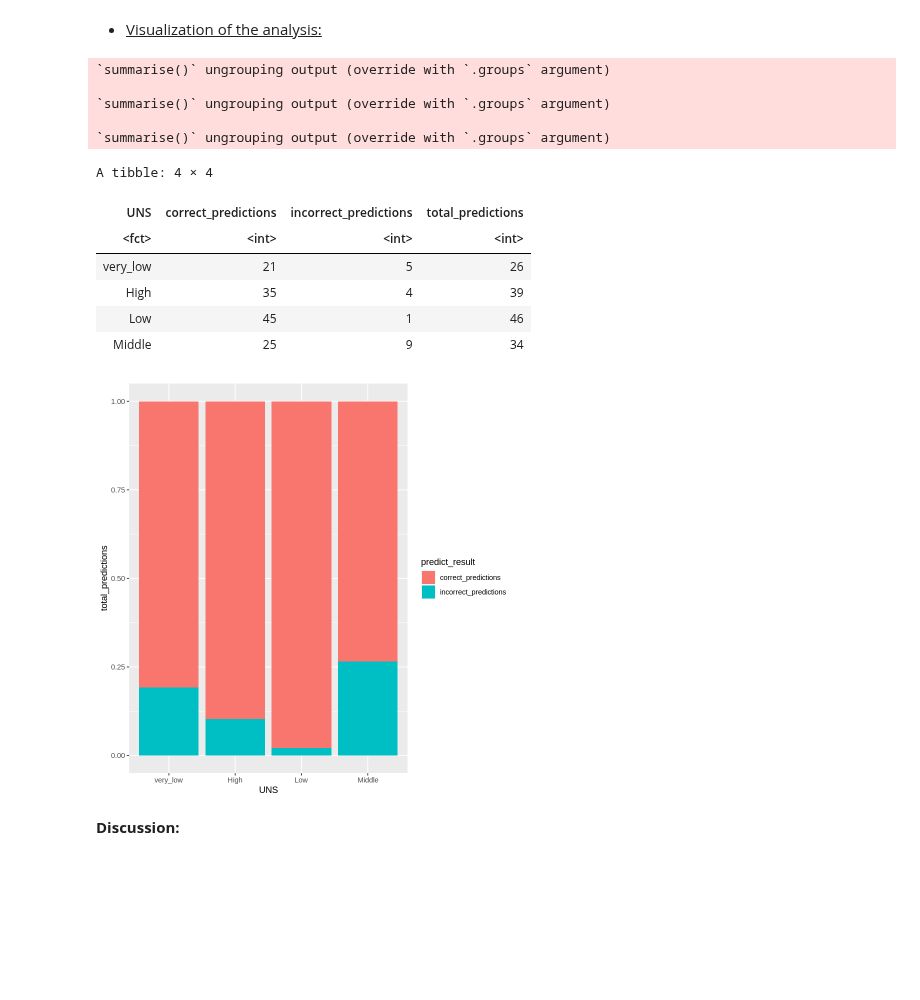
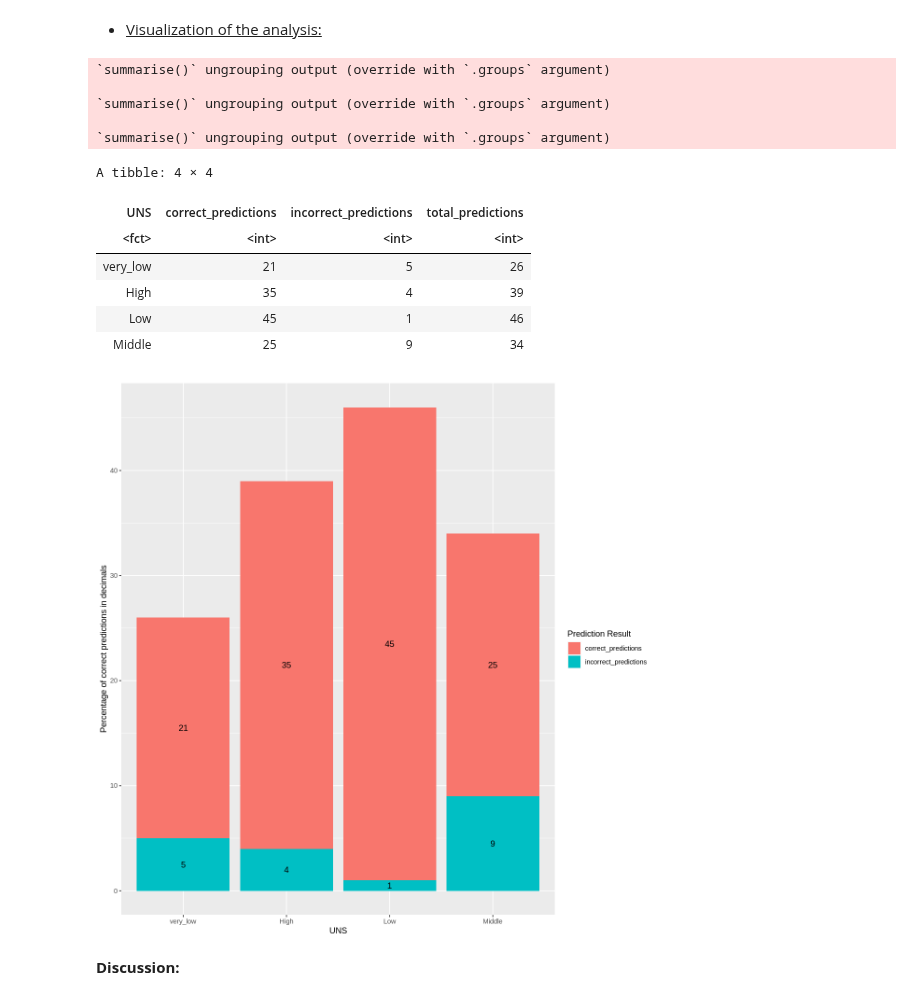
Before and after one commit to pgbenng/DSCI-Group-38-Project, a Jupyter notebook: proposal.ipynb, the cells around one changed output. Saved outputs shown, nothing was run; the diff lists cells and outputs as text; code cells hidden in the pictures; blank space fills up the shorter version.

Commit message:
added visualization v2

```diff
--- a/proposal.ipynb
+++ b/proposal.ipynb
@@ -334,49 +334,53 @@ a <- select(predictions, .pred_class) %>% unlist
 b <- select(predictions, UNS) %>% unlist
 results <- bind_cols(.pred_class = a, UNS = b)
 
-correct_predictions <- results %>%
+correct_predictions <- results %>%             #calculates number of correct predictions (when prediction and truth matches each other)
     filter(.pred_class == UNS) %>%
     group_by(UNS) %>%
     summarise(correct_predictions = n()) %>%
     select(-UNS)
 
-total_predictions <- results %>%
+total_predictions <- results %>%              #calculates total number of predictions
     group_by(UNS) %>%
     summarise(total_predictions = n())
 
-incorrect_predictions <- results %>%
+incorrect_predictions <- results %>%          #calculates number of incorrect predictions (when prediction and truth doesn't match each other)
     filter(.pred_class != UNS) %>%
     group_by(UNS) %>%
     summarise(incorrect_predictions = n()) %>%
     select(-UNS)
 
 prediction_stats <- bind_cols(correct_predictions, incorrect_predictions, total_predictions) %>% #binds all the dataframe columns together into one single dataframe
     select(UNS, correct_predictions, incorrect_predictions, total_predictions) #makes all the columns "in order" (for ease of readability)
 prediction_stats
 
 prediction_stats1 <- prediction_stats %>%
   select(-total_predictions) %>%
-  gather(key = predict_result, value = total_predictions, correct_predictions, incorrect_predictions)
+  gather(key = predict_result, value = total_predictions, correct_predictions, incorrect_predictions) #so that fill portion of bargraph can distinguish between correct and incorrect
+
+options(repr.plot.width = 10, repr.plot.height = 10) # increases size of graph for ease of readability
 
 results_graph <- ggplot(prediction_stats1, aes(x = UNS, y = total_predictions, fill = predict_result)) +
-    geom_bar(stat = "identity", position = "fill")
+    geom_bar(stat = "identity", position = "stack") +
+    labs(y = "Percentage of correct predictions in decimals", fill = "Prediction Result") +
+     geom_text(aes(label = total_predictions), position = position_stack(vjust = 0.5))
 
 
 results_graph
 # %% [output]
 `summarise()` ungrouping output (override with `.groups` argument)
 
 `summarise()` ungrouping output (override with `.groups` argument)
 
 `summarise()` ungrouping output (override with `.groups` argument)
 A tibble: 4 × 4
 | UNS | correct_predictions | incorrect_predictions | total_predictions |
 | <fct> | <int> | <int> | <int> |
 | very_low | 21 | 5 | 26 |
 | High | 35 | 4 | 39 |
 | Low | 45 | 1 | 46 |
 | Middle | 25 | 9 | 34 |
-[figure, old version]
+[figure, new version]
 # %% [markdown]
 <b> Discussion:
 # %% [markdown]
```
